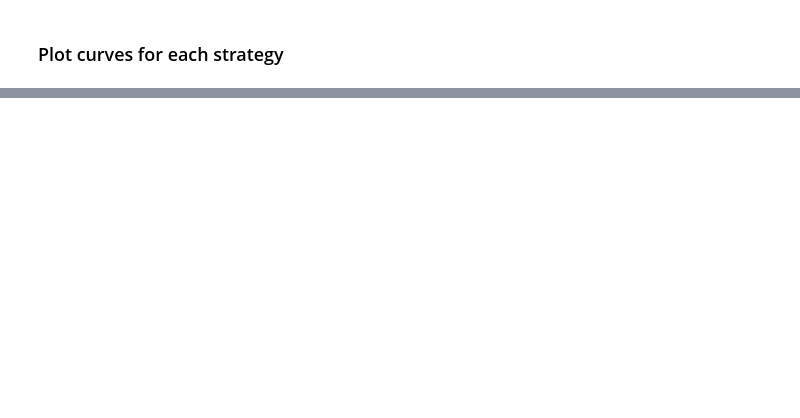
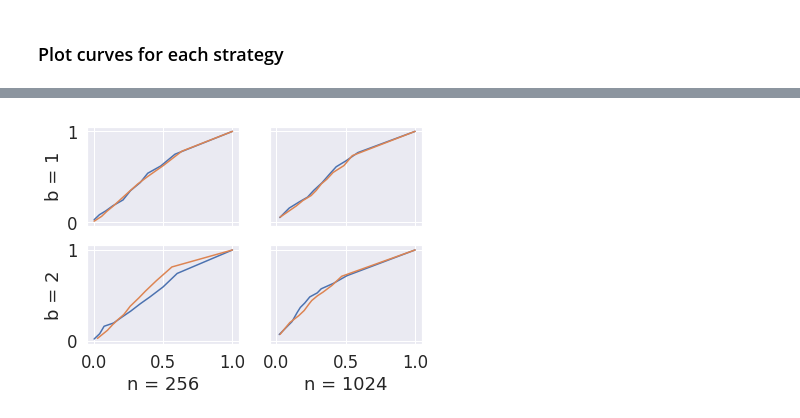
Before and after one commit to agrawalraj/active_learning, a Jupyter notebook: new/analyze_results.ipynb, the cells around one changed output, grey strips where cells are left out. Drawn from its saved outputs; the diff is of its cells as text; code cells hidden in the pictures; blank space fills up the shorter version.

```diff
--- a/new/analyze_results.ipynb
+++ b/new/analyze_results.ipynb
@@ -1,7 +1,7 @@
 # %% [markdown]
 ### Dataset to use - change this value to analyze a different data set
 # %%
-dataset = 'twenty_small_world_new'
+dataset = 'twenty_complete_new_info'
 # %%
 from analysis import check_folder
 check_folder.check_folder(dataset)
@@ -53,8 +51,8 @@ FileNotFoundError: [Errno 2] No such file or directory: '/home/ubuntu/active_lea
 # %% [markdown]
 ### Load the rates DataArray, a 7-dimensional tensor mapping each strategy (strategy name, n, b, k) and significance level to the value of a rate for all DAGs
 # %%
-strategy_names = ['entropy', 'random', 'entropy-enum']
+strategy_names = ['entropy', 'random']
 ks = [1, 2]
 bs = [1, 2]
-ns = [32, 256, 1024]
+ns = [256, 1024]
 np.linspace(0, 1, 11)
@@ -116,15 +136,17 @@ plt.ylabel('Average TPR');
 # %%
 fig, ax = plt.subplots(len(bs), len(ns), sharey=True, sharex=True)
-k=2
+k=1
 for (b_ix, b), (n_ix, n) in itr.product(list(enumerate(bs)), list(enumerate(ns))):
     for strategy, color in zip(strategy_names, colors):
         avg_rates = rate_avgs_da.sel(strategy=strategy, b=b, k=k, n=n)
         tpr_fpr_df = order_tpr_fpr(avg_rates.sel(rate='fpr').values, avg_rates.sel(rate='tpr').values)
         ax[b_ix, n_ix].plot(tpr_fpr_df['fpr'], tpr_fpr_df['tpr'], color=color)
         if b_ix == len(bs)-1:
             ax[b_ix, n_ix].set_xlabel('n = %s' % n)
         if n_ix == 0:
             ax[b_ix, n_ix].set_ylabel('b = %s' % b)
+# %% [output]
+[figure, added]
 # %%
 from scipy.stats import entropy
 # %%
```
Also changed, not shown: parts of 17 cells of this notebook, 1 other file.
